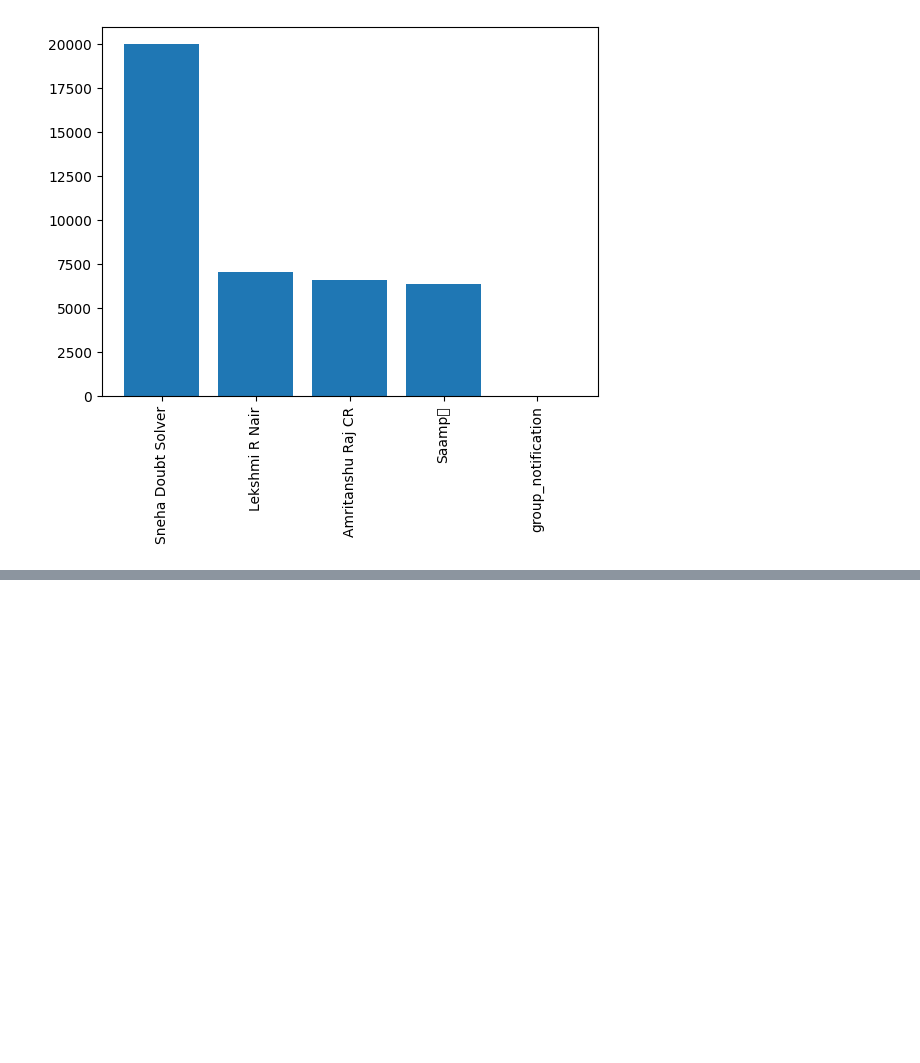
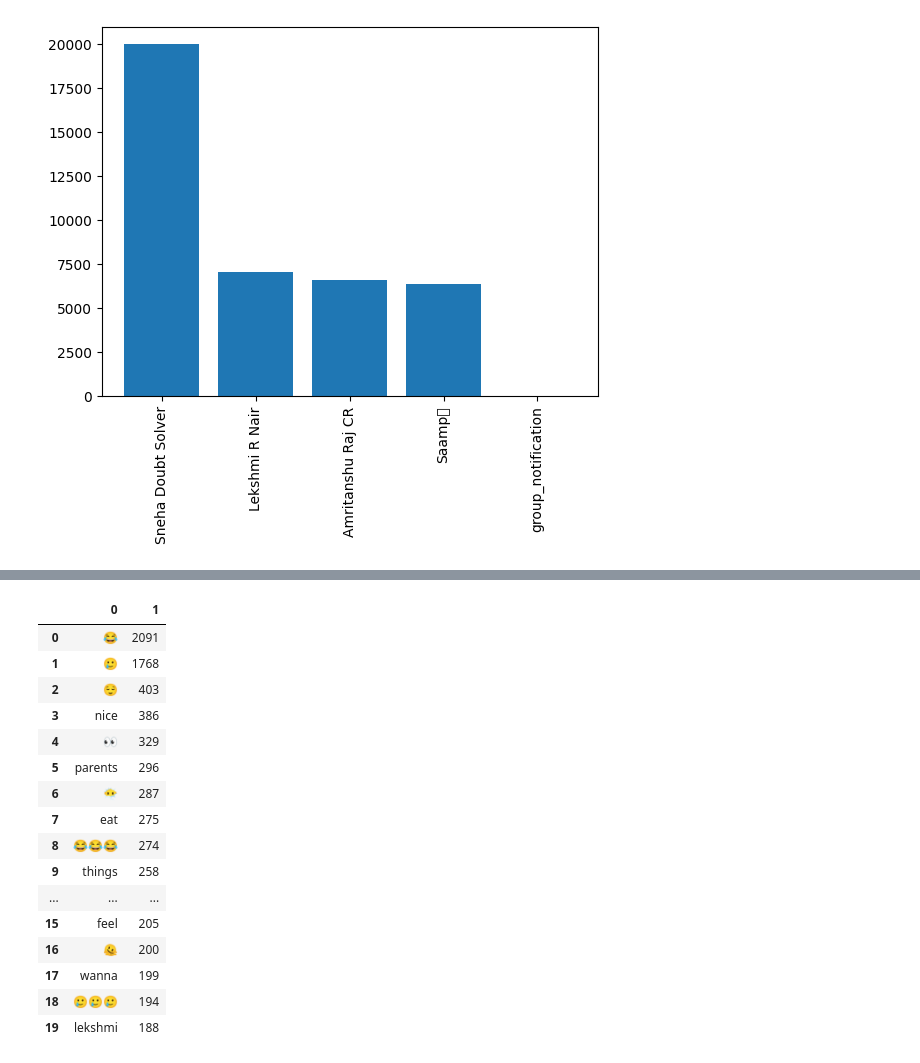
Before and after one commit to harshkanani204/WhatsApp-Chat-Analyzer, a Jupyter notebook: WhatsApp-Chat-Analysis.ipynb, the cells around one changed output, grey strips where cells are left out. Cells and saved outputs as stored; diff of their text form; code cells hidden in the pictures; blank space fills up the shorter version.

```diff
--- a/WhatsApp-Chat-Analysis.ipynb
+++ b/WhatsApp-Chat-Analysis.ipynb
@@ -225,0 +230,7 @@ plt.show()
+# %%
+temp = df[df['user'] != 'group_notification']
+temp = temp[temp['message'] != '<Media omitted>\n']
+# %%
+f = open('stop_hinglish.txt','r')
+stop_words = f.read()
+print(stop_words)
@@ -225,0 +255,28 @@ plt.show()
+# %%
+words = []
+
+for message in temp['message']:
+    for word in message.lower().split():
+        if word not in stop_words:
+            words.append(word)
+# %%
+from collections import Counter
+pd.DataFrame(Counter(words).most_common(20))
+# %% [output]
+|  | 0 | 1 |
+| 0 | 😂 | 2091 |
+| 1 | 🥲 | 1768 |
+| 2 | 😌 | 403 |
+| 3 | nice | 386 |
+| 4 | 👀 | 329 |
+| 5 | parents | 296 |
+| 6 | 😶‍🌫 | 287 |
+| 7 | eat | 275 |
+| 8 | 😂😂😂 | 274 |
+| 9 | things | 258 |
+| ... | ... | ... |
+| 15 | feel | 205 |
+| 16 | 🫠 | 200 |
+| 17 | wanna | 199 |
+| 18 | 🥲🥲🥲 | 194 |
+| 19 | lekshmi | 188 |
```
Also changed, not shown: parts of 8 cells of this notebook, 1 other file.
